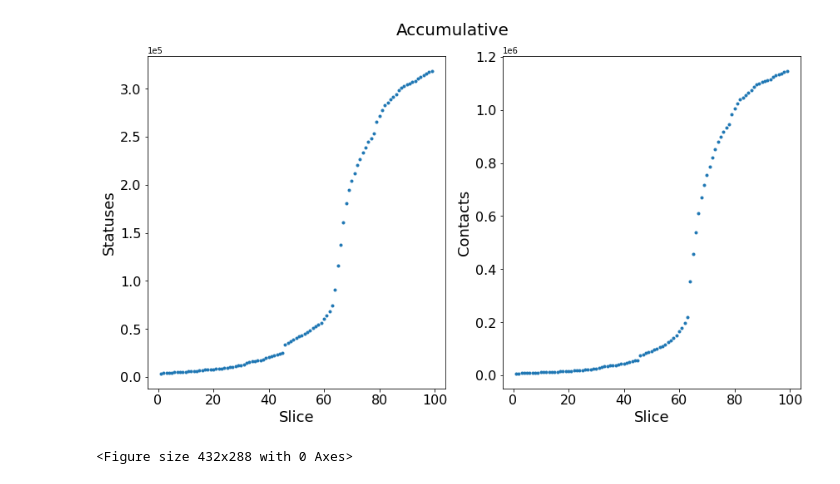
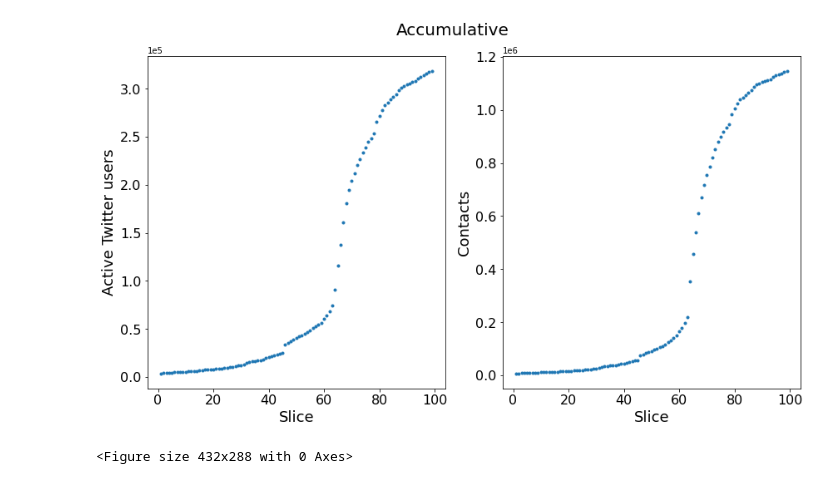
Before and after one commit to KasparaGaasvaer/MasterThesis, a Jupyter notebook: Scripts/Clustering/PlotScripts/plot_node_contact_dist.ipynb, the cells around one changed output. Drawn from its saved outputs; the diff is of its cells as text; code cells hidden in the pictures.

```diff
--- a/Scripts/Clustering/PlotScripts/plot_node_contact_dist.ipynb
+++ b/Scripts/Clustering/PlotScripts/plot_node_contact_dist.ipynb
@@ -47,10 +47,10 @@ for i in range(len(expn)):
 
     fz =20
     fig, axs = plt.subplots(1, 2, figsize=(12,7))
-    fig.suptitle(f"Delta Slices {dt}", fontsize = fz)
+    fig.suptitle(f"Time Slices {dt}", fontsize = fz)
     axs[0].plot(numS, labels, ".")
     #axs[0].set_title('Nodes', fontsize = fz-2)
-    axs[0].set_ylabel("Statuses", fontsize = fz-2)
+    axs[0].set_ylabel("Active Twitter users", fontsize = fz-2)
     axs[0].set_xlabel('Slice', fontsize = fz-2)
     axs[0].ticklabel_format(axis='y', style='scientific',scilimits=(0,0))
     plt.sca(axs[0])
@@ -94,10 +94,10 @@ for i in range(len(expn)):
     print(date_list[-1])
 
     fig, axs = plt.subplots(1, 2, figsize=(12,7))
-    fig.suptitle(f"Delta Slices {dt}", fontsize = 20)
+    fig.suptitle(f"Time Slices {dt}", fontsize = 20)
     axs[0].plot(date_list, labels, ".")
     #axs[0].set_title('Nodes', fontsize = 16)
-    axs[0].set_ylabel("Statuses", fontsize = 16)
+    axs[0].set_ylabel("Active Twitter users", fontsize = 16)
     axs[0].set_xlabel('Date', fontsize = 16)
     axs[0].ticklabel_format(axis='y', style='scientific',scilimits=(0,0))
     axs[0].xaxis.set_major_locator(MaxNLocator(6))
@@ -163,7 +163,7 @@ for i in range(len(expn)):
     fig.suptitle(f"k = {e}", fontsize = fz)
     axs[0].plot(numS, labels, ".")
     #axs[0].set_title('Nodes', fontsize = fz-2)
-    axs[0].set_ylabel("Statuses", fontsize = fz-2)
+    axs[0].set_ylabel("Active Twitter users", fontsize = fz-2)
     axs[0].set_xlabel('Slice', fontsize = fz-2)
     axs[0].ticklabel_format(axis='y', style='scientific',scilimits=(0,0))
     plt.sca(axs[0])
@@ -207,33 +207,33 @@ graphs = np.load(graphs_file)
 
 numS = [i+1 for i in range(len(labels))]
 numS = np.array(numS)
 
 fz = 20
 fig, axs = plt.subplots(1, 2, figsize=(12,7))
 fig.suptitle(f"Accumulative", fontsize = fz)
 axs[0].plot(numS, labels, ".")
 #axs[0].set_title('Nodes', fontsize = fz-2)
-axs[0].set_ylabel("Statuses", fontsize = fz-2)
+axs[0].set_ylabel("Active Twitter users", fontsize = fz-2)
 axs[0].set_xlabel('Slice', fontsize = fz-2)
 axs[0].ticklabel_format(axis='y', style='scientific',scilimits=(0,0))
 plt.sca(axs[0])
 plt.xticks(fontsize=fz-4)
 plt.yticks(fontsize=fz-4)
 
 axs[1].plot(numS, graphs, ".")
 #axs[1].set_title('Contacts', fontsize = fz-2)
 axs[1].set_ylabel("Contacts", fontsize = fz-2)
 axs[1].set_xlabel('Slice', fontsize = fz-2)
 axs[1].ticklabel_format(axis='y', style='scientific',scilimits=(0,0))
 plt.sca(axs[1])
 plt.xticks(fontsize=fz-4)
 plt.yticks(fontsize=fz-4)
 fig.tight_layout(pad=1.0)
 
 path_to_plot = "./plots_from_notebook/"
 plt.savefig(path_to_plot + f"exp6_num_contacts_and_nodes.pdf")
 plt.show()
 plt.clf()
 # %% [output]
-[figure, old version]
+[figure, new version]
 <Figure size 432x288 with 0 Axes>
```
Also changed, not shown: parts of 2 cells of this notebook, 25 other files.
